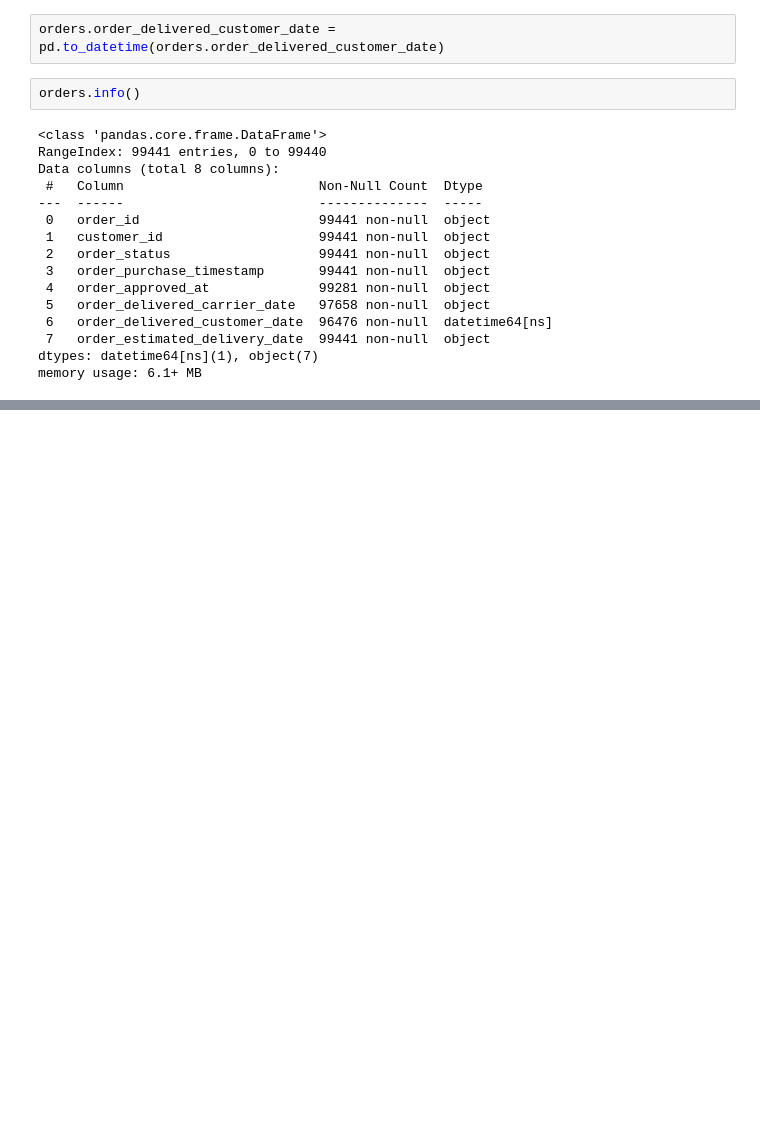
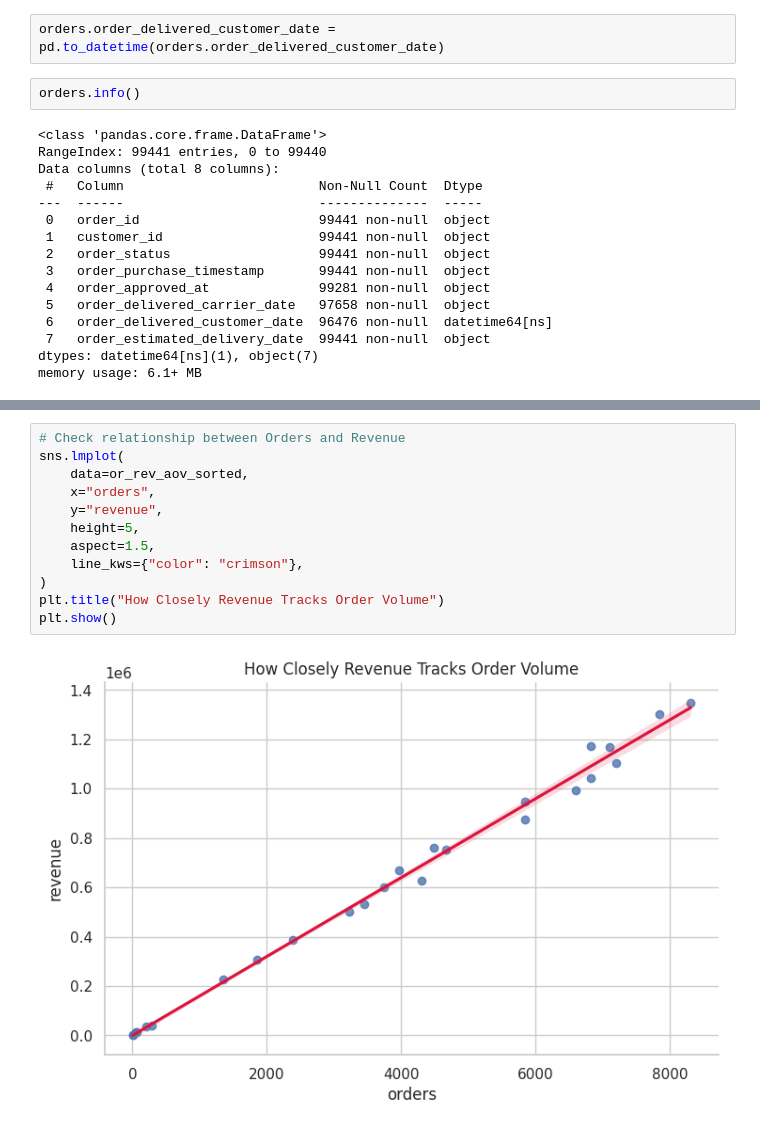
Before and after one commit to aryan802/kaggle_sql, a Jupyter notebook: 1-olist-exploration-case-study.ipynb, the cells around one changed output, grey strips where cells are left out. Cells and saved outputs as stored; diff of their text form; blank space fills up the shorter version.

```diff
--- a/1-olist-exploration-case-study.ipynb
+++ b/1-olist-exploration-case-study.ipynb
@@ -867,0 +954,14 @@ orders[(orders.order_delivered_customer_date.dt.year == 2018) & (orders.order_de
+# %%
+# Check relationship between Orders and Revenue
+sns.lmplot(
+    data=or_rev_aov_sorted,
+    x="orders",
+    y="revenue",
+    height=5,
+    aspect=1.5,
+    line_kws={"color": "crimson"},
+)
+plt.title("How Closely Revenue Tracks Order Volume")
+plt.show()
+# %% [output]
+[figure, added]
```
Also changed, not shown: parts of 11 cells of this notebook.
